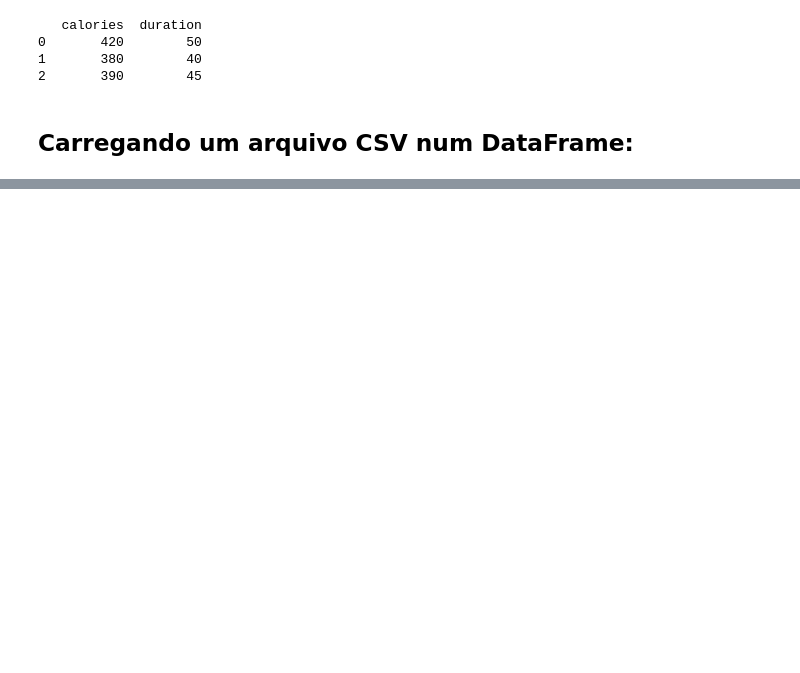
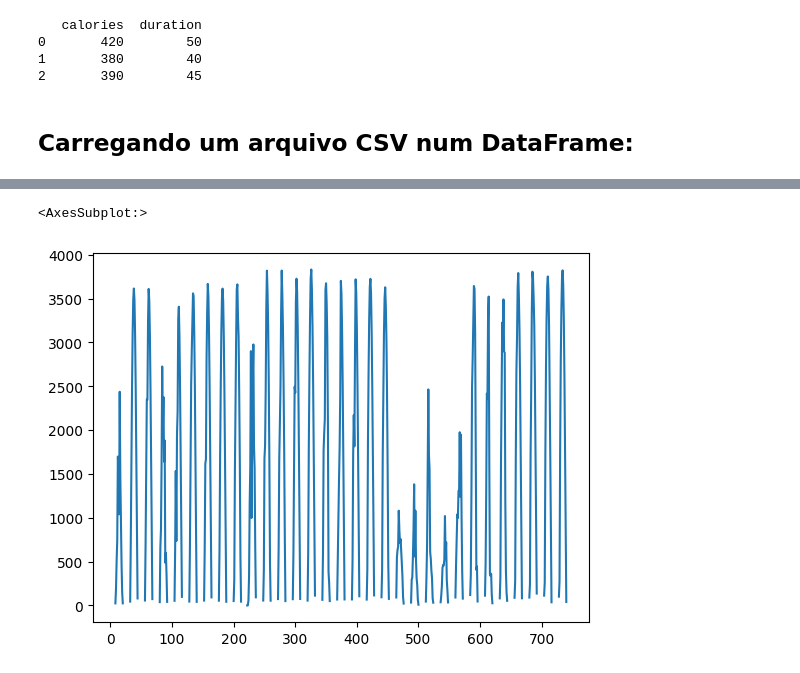
Before and after one commit to georgynio/python_aulas, a Jupyter notebook: Exercicios/Exemplos_base/dados_csv_2.ipynb, the cells around one changed output, grey strips where cells are left out. Drawn from its saved outputs; the diff is of its cells as text; code cells hidden in the pictures; blank space fills up the shorter version.

```diff
--- a/Exercicios/Exemplos_base/dados_csv_2.ipynb
+++ b/Exercicios/Exemplos_base/dados_csv_2.ipynb
@@ -60,0 +91,5 @@ print(df)
+# %%
+df['Radiacao (KJ/m²)'].plot()
+# %% [output]
+<AxesSubplot:>
+[figure, added]
```
Also changed, not shown: parts of 6 cells of this notebook.
